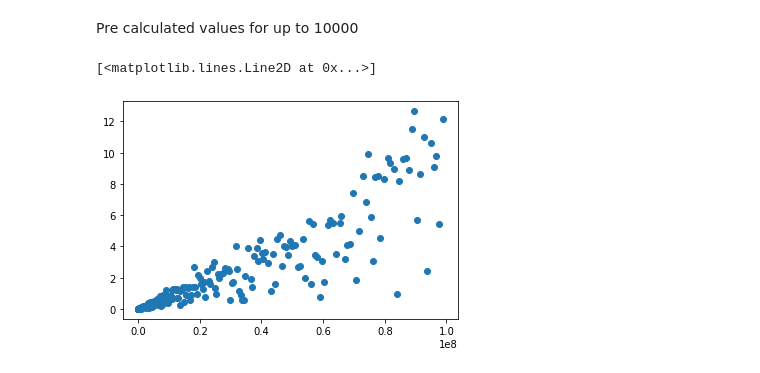
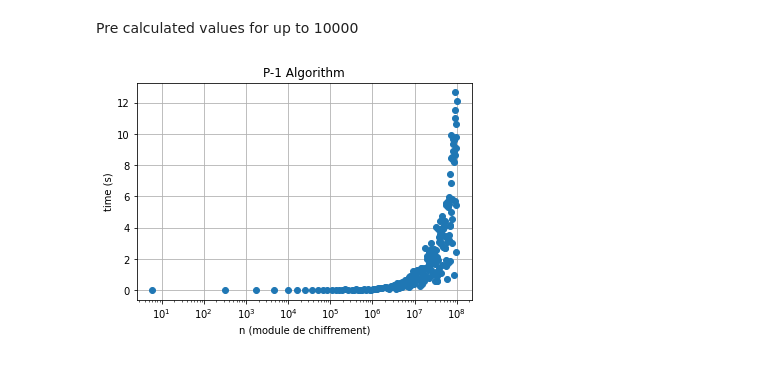
Before and after one commit to matiboux/epita-s6-fmsi, a Jupyter notebook: Notebook.ipynb, the cells around one changed output. Saved outputs shown, nothing was run; the diff lists cells and outputs as text; code cells hidden in the pictures.

```diff
--- a/Notebook.ipynb
+++ b/Notebook.ipynb
@@ -334,9 +390,4 @@ Sucess rate: 204/1
 [6, 323, 1763, 4757, 9797, 16637, 25591, 36863, 51983, 67591, 82919, 111547, 136891, 164009, 194477, 223693, 265189, 320347, 359999, 404471, 444853, 509771, 568507, 644773, 695531, 772637, 853751, 938 ...
 # %% [markdown]
 Pre calculated values for up to 10000
-# %%
-plt.plot(prime_array_p_1, time_array_p_1,'o')
-# %% [output]
-[<matplotlib.lines.Line2D at 0x...>]
-[figure, old version]
 # %%
@@ -344,0 +396,12 @@ time_array_p_1 = [0.0, 0.0001, 0.0001, 0.0003, 0.0003, 0.002, 0.0019, 0.0016, 0.
+# %%
+fig, p_1 = plt.subplots()
+p_1.plot(prime_array_p_1, time_array_p_1,'o')
+
+p_1.set(xlabel='n (module de chiffrement)', ylabel='time (s)',
+       title='P-1 Algorithm')
+p_1.grid()
+plt.xscale("log")
+#fig.savefig("test.png")
+plt.show()
+# %% [output]
+[figure, new version]
```
Also changed, not shown: parts of 8 cells of this notebook, 1 other file.
